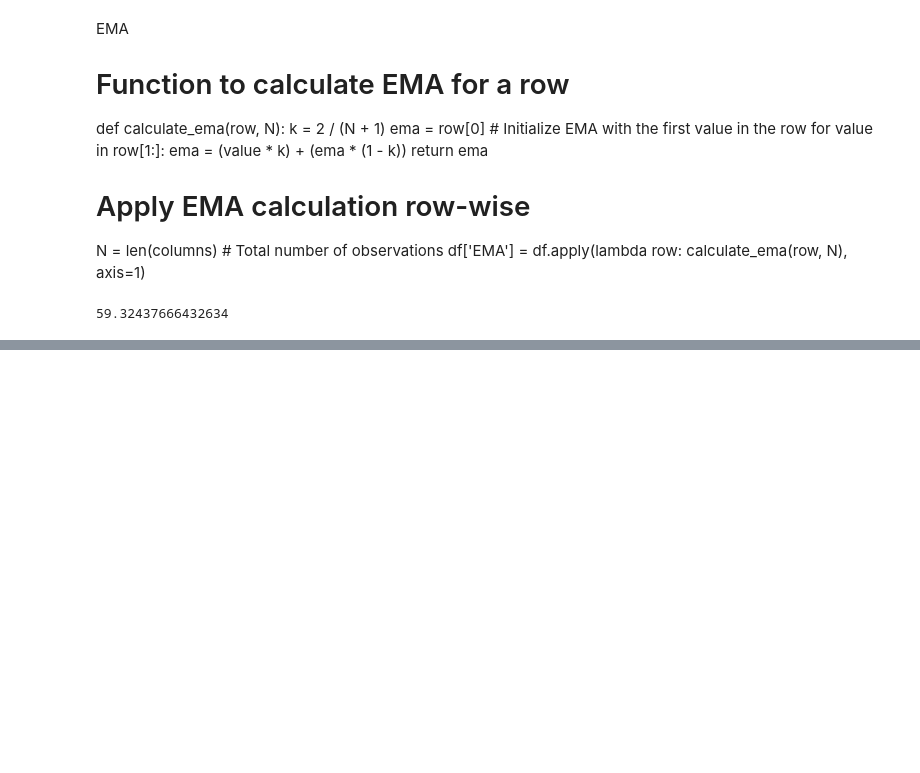
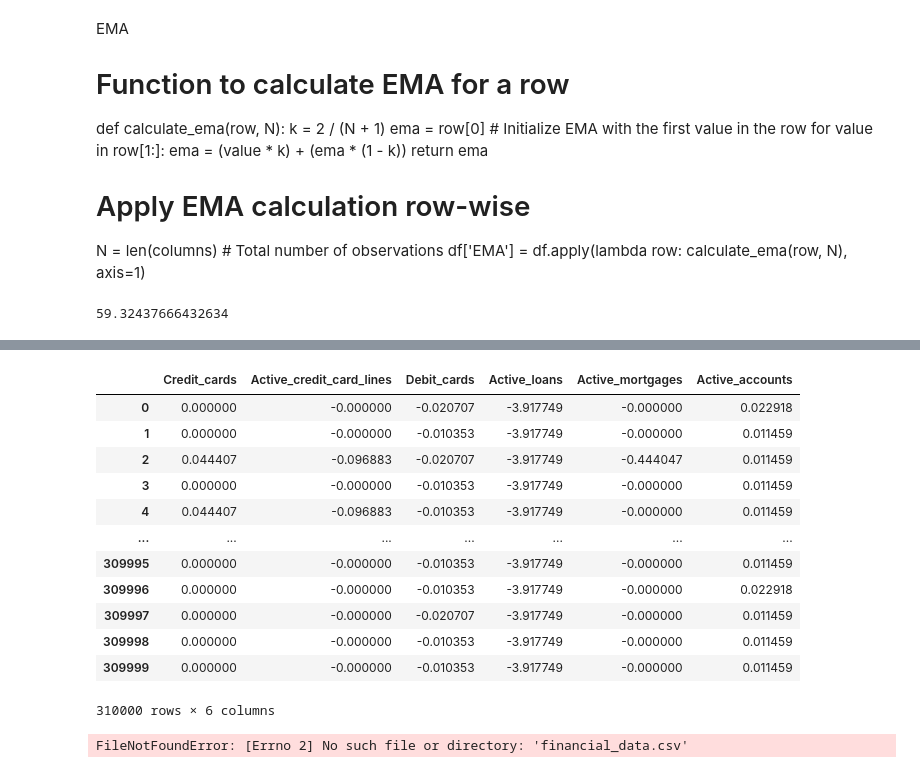
Before and after one commit to JMaskiewicz/FinBoys_ing, a Jupyter notebook: utils/wiktor_notebook.ipynb, the cells around one changed output, grey strips where cells are left out. Drawn from its saved outputs; the diff is of its cells as text; code cells hidden in the pictures; blank space fills up the shorter version.

```diff
--- a/utils/wiktor_notebook.ipynb
+++ b/utils/wiktor_notebook.ipynb
@@ -120,0 +213,20 @@ import math
+# %%
+X.iloc[:, 1:] * coefficients.values
+# %% [output]
+|  | Credit_cards | Active_credit_card_lines | Debit_cards | Active_loans | Active_mortgages | Active_accounts |
+| 0 | 0.000000 | -0.000000 | -0.020707 | -3.917749 | -0.000000 | 0.022918 |
+| 1 | 0.000000 | -0.000000 | -0.010353 | -3.917749 | -0.000000 | 0.011459 |
+| 2 | 0.044407 | -0.096883 | -0.020707 | -3.917749 | -0.444047 | 0.011459 |
+| 3 | 0.000000 | -0.000000 | -0.010353 | -3.917749 | -0.000000 | 0.011459 |
+| 4 | 0.044407 | -0.096883 | -0.010353 | -3.917749 | -0.000000 | 0.011459 |
+| ... | ... | ... | ... | ... | ... | ... |
+| 309995 | 0.000000 | -0.000000 | -0.010353 | -3.917749 | -0.000000 | 0.011459 |
+| 309996 | 0.000000 | -0.000000 | -0.010353 | -3.917749 | -0.000000 | 0.022918 |
+| 309997 | 0.000000 | -0.000000 | -0.020707 | -3.917749 | -0.000000 | 0.011459 |
+| 309998 | 0.000000 | -0.000000 | -0.010353 | -3.917749 | -0.000000 | 0.011459 |
+| 309999 | 0.000000 | -0.000000 | -0.010353 | -3.917749 | -0.000000 | 0.011459 |
+310000 rows × 6 columns
+# %%
+df = pd.read_csv('financial_data.csv')
+# %% [output]
+FileNotFoundError: [Errno 2] No such file or directory: 'financial_data.csv'
```
Also changed, not shown: parts of 7 cells of this notebook.
